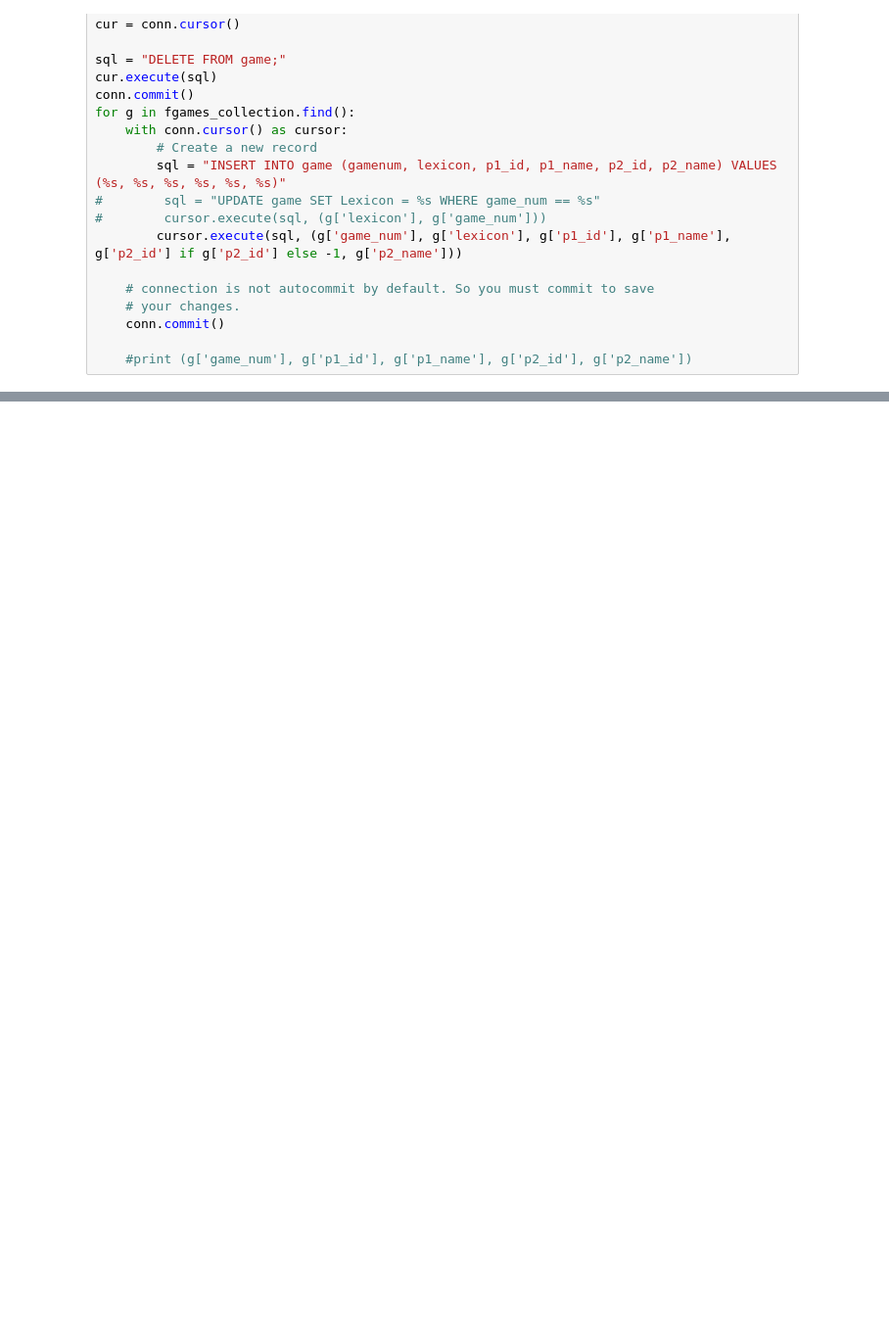
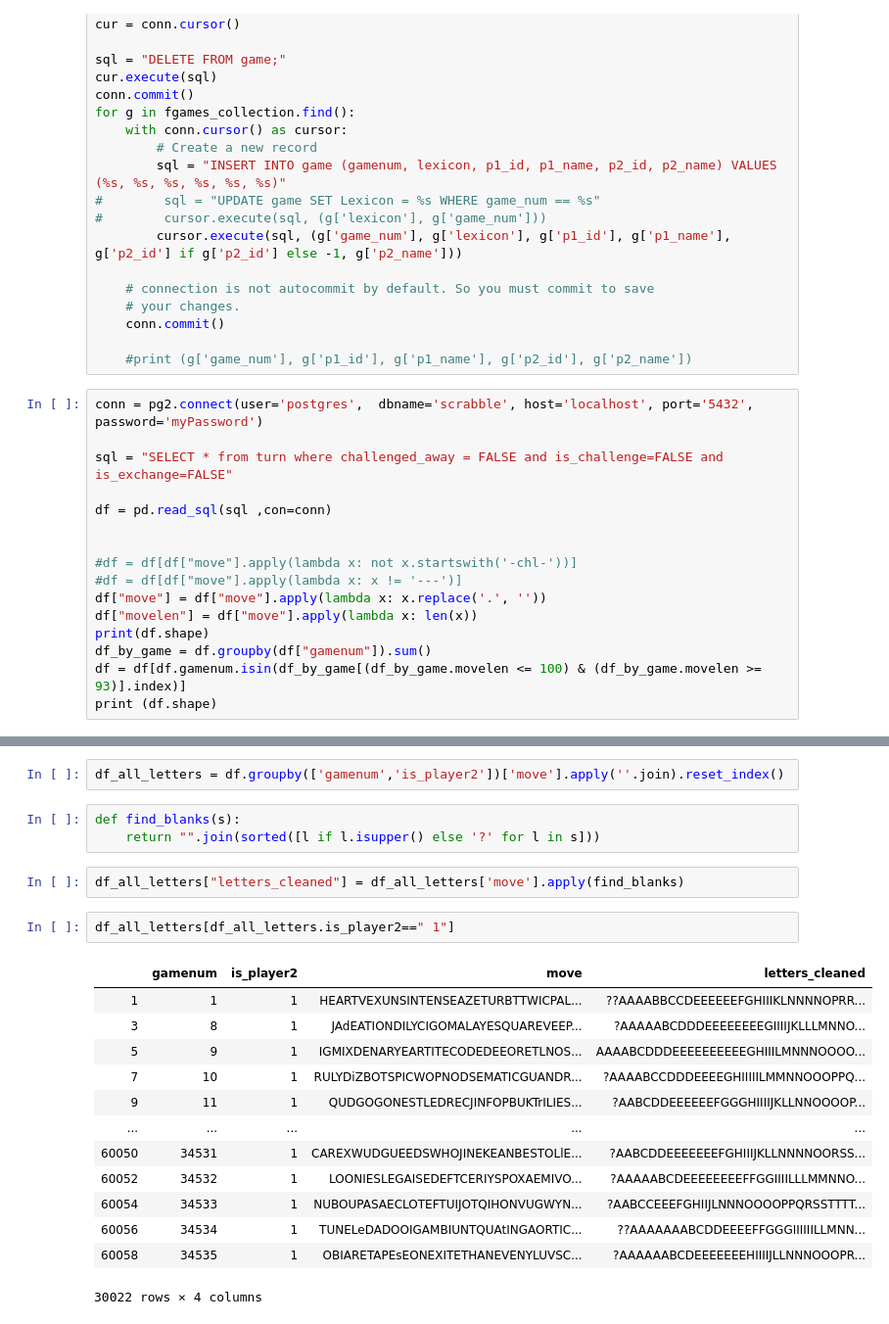
Before and after one commit to pkgalea/ScrabbleTileAnalyzer, a Jupyter notebook: Scrabble.ipynb, the cells around one changed output, grey strips where cells are left out. Shown at 98% size. Drawn from its saved outputs; the diff is of its cells as text; blank space fills up the shorter version.

```diff
--- a/Scrabble.ipynb
+++ b/Scrabble.ipynb
@@ -305,3 +320,19 @@ for g in fgames_collection.find():
     conn.commit()
 
     #print (g['game_num'], g['p1_id'], g['p1_name'], g['p2_id'], g['p2_name'])
+# %%
+conn = pg2.connect(user='postgres',  dbname='scrabble', host='localhost', port='5432', password='myPassword')
+
+sql = "SELECT * from turn where challenged_away = FALSE and is_challenge=FALSE and is_exchange=FALSE"
+
+df = pd.read_sql(sql ,con=conn)
+
+
+#df = df[df["move"].apply(lambda x: not x.startswith('-chl-'))]
+#df = df[df["move"].apply(lambda x: x != '---')]
+df["move"] = df["move"].apply(lambda x: x.replace('.', ''))
+df["movelen"] = df["move"].apply(lambda x: len(x))
+print(df.shape)
+df_by_game = df.groupby(df["gamenum"]).sum()
+df = df[df.gamenum.isin(df_by_game[(df_by_game.movelen <= 100) & (df_by_game.movelen >= 93)].index)]
+print (df.shape)
@@ -307,0 +359,23 @@ for g in fgames_collection.find():
+# %%
+df_all_letters = df.groupby(['gamenum','is_player2'])['move'].apply(''.join).reset_index()
+# %%
+def find_blanks(s):
+    return "".join(sorted([l if l.isupper() else '?' for l in s]))
+# %%
+df_all_letters["letters_cleaned"] = df_all_letters['move'].apply(find_blanks)
+# %%
+df_all_letters[df_all_letters.is_player2==" 1"]
+# %% [output]
+|  | gamenum | is_player2 | move | letters_cleaned |
+| 1 | 1 | 1 | HEARTVEXUNSINTENSEAZETURBTTWICPAL... | ??AAAABBCCDEEEEEEFGHIIIKLNNNNOPRR... |
+| 3 | 8 | 1 | JAdEATIONDILYCIGOMALAYESQUAREVEEP... | ?AAAAABCDDDEEEEEEEEGIIIIJKLLLMNNO... |
+| 5 | 9 | 1 | IGMIXDENARYEARTITECODEDEEORETLNOS... | AAAABCDDDEEEEEEEEEEGHIIILMNNNOOOO... |
+| 7 | 10 | 1 | RULYDiZBOTSPICWOPNODSEMATICGUANDR... | ?AAAABCCDDDEEEEGHIIIIILMMNNOOOPPQ... |
+| 9 | 11 | 1 | QUDGOGONESTLEDRECJINFOPBUKTrILIES... | ?AABCDDEEEEEEFGGGHIIIIJKLLNNOOOOP... |
+| ... | ... | ... | ... | ... |
+| 60050 | 34531 | 1 | CAREXWUDGUEEDSWHOJINEKEANBESTOLlE... | ?AABCDDEEEEEEEFGHIIIJKLLNNNNOORSS... |
+| 60052 | 34532 | 1 | LOONIESLEGAISEDEFTCERIYSPOXAEMIVO... | ?AAAAABCDEEEEEEEEFFGGIIIILLLMMNNO... |
+| 60054 | 34533 | 1 | NUBOUPASAECLOTEFTUIJOTQIHONVUGWYN... | ?AABCCEEEFGHIIJLNNNOOOOPPQRSSTTTT... |
+| 60056 | 34534 | 1 | TUNELeDADOOIGAMBIUNTQUAtINGAORTIC... | ??AAAAAAABCDDEEEEFFGGGIIIIIILLMNN... |
+| 60058 | 34535 | 1 | OBIARETAPEsEONEXITETHANEVENYLUVSC... | ?AAAAAABCDEEEEEEEHIIIIJLLNNNOOOPR... |
+30022 rows × 4 columns
```
Also changed, not shown: parts of 26 cells of this notebook, 2 other files.
